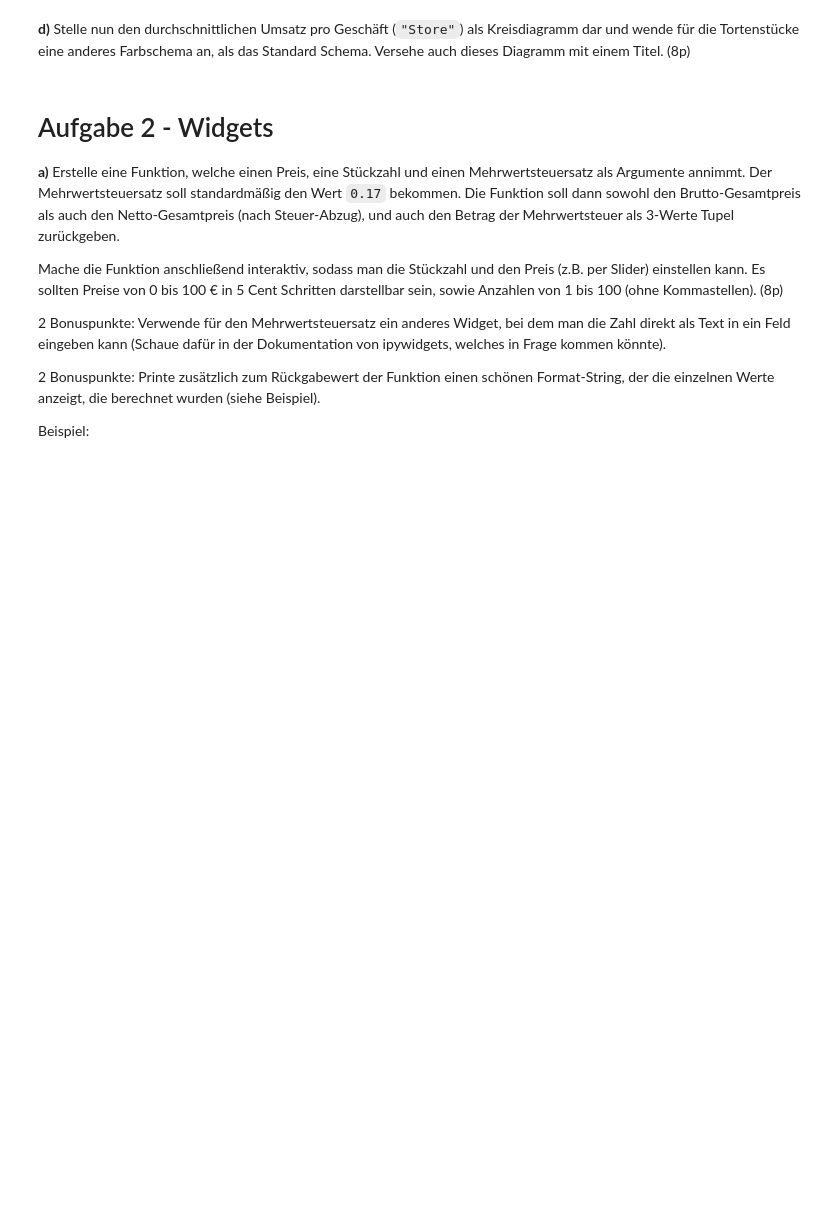
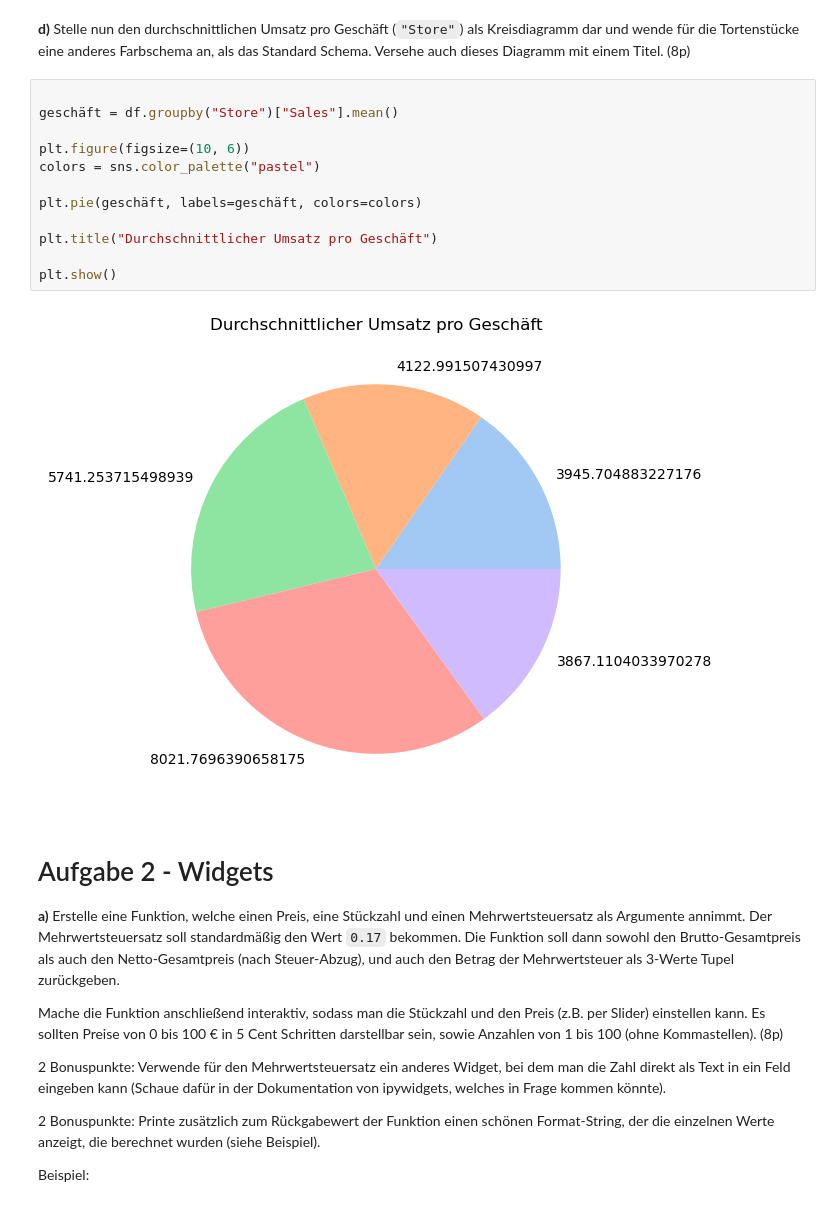
Before and after one commit to olgaweissbeck/20230802_2.2_Lernkontrolle_Diagramme_bis_Git, a Jupyter notebook: 20230802_2.2_Lernkontrolle_Diagramme_bis_GIT.ipynb, the cells around one changed output. Cells and saved outputs as stored; diff of their text form; blank space fills up the shorter version.

```diff
--- a/20230802_2.2_Lernkontrolle_Diagramme_bis_GIT.ipynb
+++ b/20230802_2.2_Lernkontrolle_Diagramme_bis_GIT.ipynb
@@ -26,5 +73,19 @@ Beispiel: (Muss nicht exakt gleich aussehen)
 # %% [markdown]
 **d)** Stelle nun den durchschnittlichen Umsatz pro Geschäft (`"Store"`) als Kreisdiagramm dar und wende für die Tortenstücke eine anderes Farbschema an, als das Standard Schema. Versehe auch dieses Diagramm mit einem Titel. (8p)
+# %%
+
+geschäft = df.groupby("Store")["Sales"].mean()
+
+plt.figure(figsize=(10, 6))
+colors = sns.color_palette("pastel")
+
+plt.pie(geschäft, labels=geschäft, colors=colors)
+
+plt.title("Durchschnittlicher Umsatz pro Geschäft")
+
+plt.show()
+# %% [output]
+[figure, added]
 # %% [markdown]
 # Aufgabe 2 - Widgets
 
```
Also changed, not shown: parts of 8 cells of this notebook.
